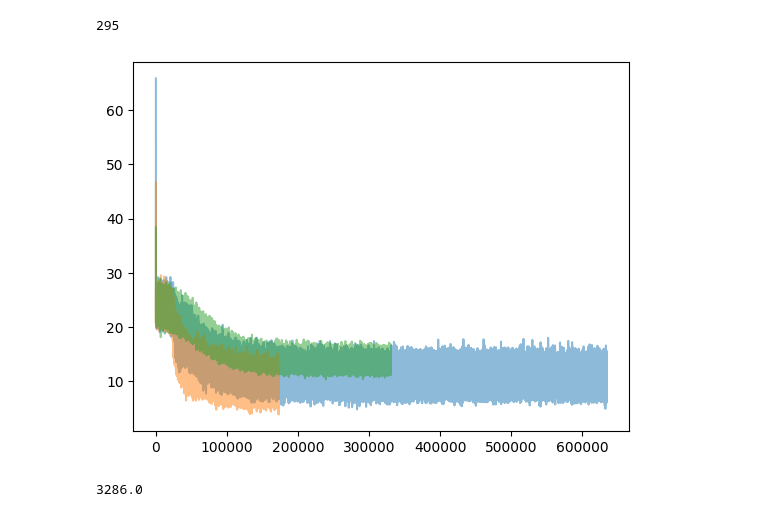
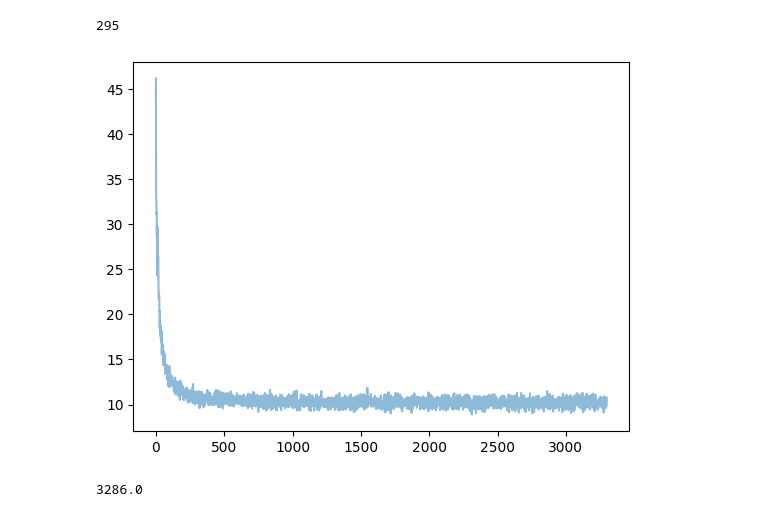
Before and after one commit to Gabriel-Ducrocq/segmentationCryoEM, a Jupyter notebook: visualization.ipynb, the cells around one changed output. Cells and saved outputs as stored; diff of their text form; code cells hidden in the pictures.

```diff
--- a/visualization.ipynb
+++ b/visualization.ipynb
@@ -20,22 +20,15 @@ np.sum(mask==0)
 # %%
 #losses_rmsd = np.load("data/losses_rmsdTEST.npy")
 start = 0
 end = 50000000
-losses_rmsdAgain = np.load("data/losses_rmsdAgain.npy")
-lossCheckpoint1 = np.load("data/imagesGMMRotationsPresentation/" + "previousCheckPoint/" + "losses_rmsd.npy")
-lossCheckpoint2 = np.load("data/imagesGMMRotationsPresentation/" + "previousCheckPoint2/" + "losses_rmsd.npy")
-losses_rmsdFollowing = np.load("data/losses_rmsdAgainFollowing.npy")
-losses_rmsdDeeper = np.load("/Users/gabdu45/PycharmProjects/segmentationCryoEM/data/imagesGMMRotationsPresentationDeeper/losses_rmsd.npy")
 #losses_rmsdDeeperAgain = np.load("data/losses_rmsdDeeperAgain.npy")
-losses_rmsdEvenDeeper = np.load("data/losses_rmsdEvenDeeper.npy")
+losses_rmsd = np.load("data/losses_rmsd.npy")
 #plt.plot(loss[start:])
 #plt.plot(np.concatenate([lossCheckpoint1, lossCheckpoint2])[start:700000], alpha=0.5)
-plt.plot(np.concatenate([losses_rmsdAgain, losses_rmsdFollowing])[start:end], alpha=0.5)
-plt.plot(losses_rmsdDeeper[start:end], alpha=0.5)
-plt.plot(losses_rmsdEvenDeeper[start:end], alpha=0.5)
+plt.plot(losses_rmsd[start:end], alpha=0.5)
 plt.show()
 # %% [output]
-[figure, old version]
+[figure, new version]
 # %%
 len(losses_rmsdDeeper)/100
 # %% [output]
```
Also changed, not shown: parts of 4 cells of this notebook, 2 other files.
